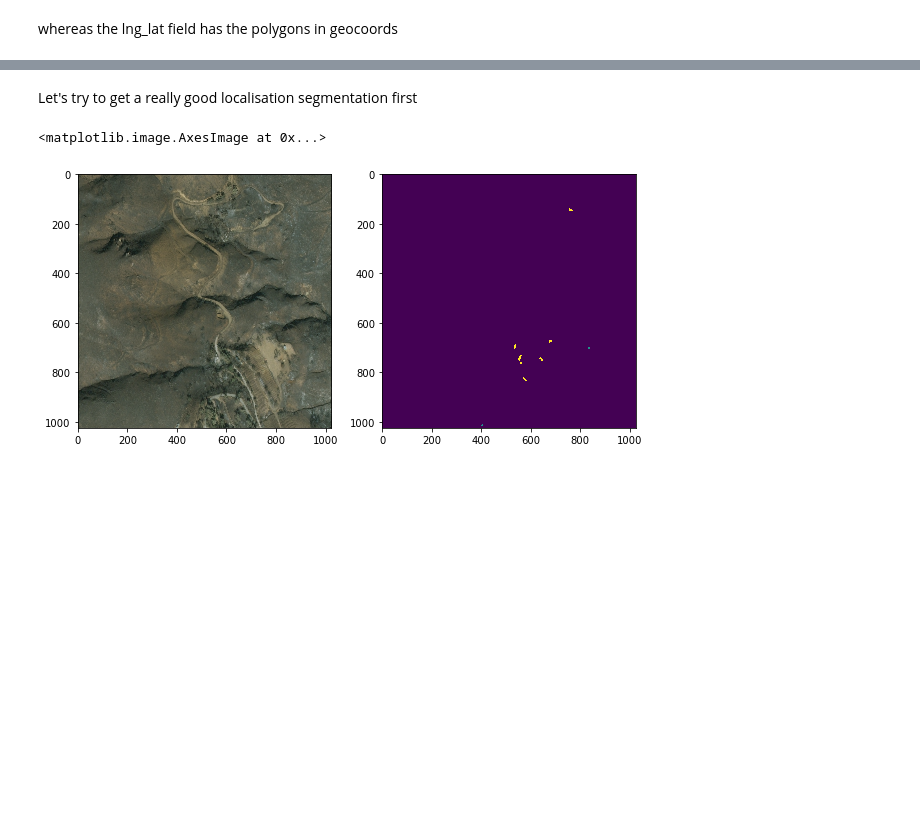
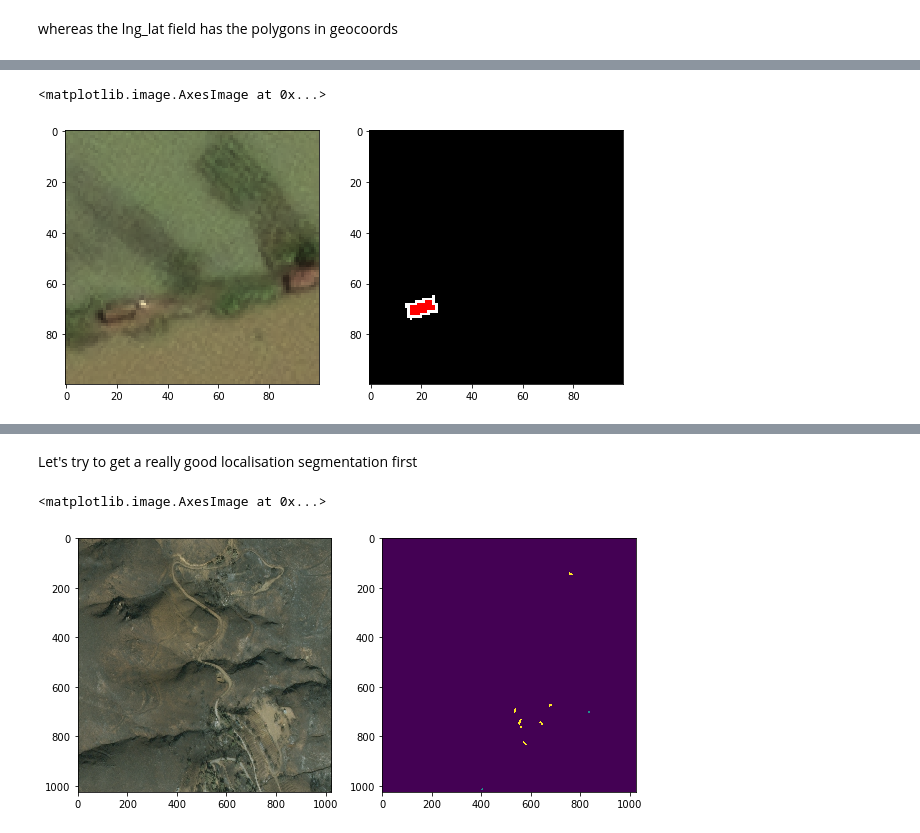
Before and after one commit to wwymak/spacenet-buildings, a Jupyter notebook: xview2/extended data-- inspect + mask creation.ipynb, the cells around one changed output, grey strips where cells are left out. Cells and saved outputs as stored; diff of their text form; code cells hidden in the pictures; blank space fills up the shorter version.

```diff
--- a/xview2/extended data-- inspect + mask creation.ipynb
+++ b/xview2/extended data-- inspect + mask creation.ipynb
@@ -237,0 +281,12 @@ test_mask= sol.
+# %%
+fb_mask = sol.vector.mask.df_to_px_mask(df=label_gdf, geom_col="geometry_pixel",
+                                         channels=['footprint', 'boundary','boundary'],
+                                         shape=(tile_size,tile_size),
+                                         boundary_width=3, boundary_type='inner')
+
+fig, (ax1, ax2) = plt.subplots(1,2,figsize=(10, 5))
+ax1.imshow(img[750:850, 400:500])
+ax2.imshow(fb_mask[750:850, 400:500])
+# %% [output]
+<matplotlib.image.AxesImage at 0x...>
+[figure, added]
```
Also changed, not shown: parts of 30 cells of this notebook.
